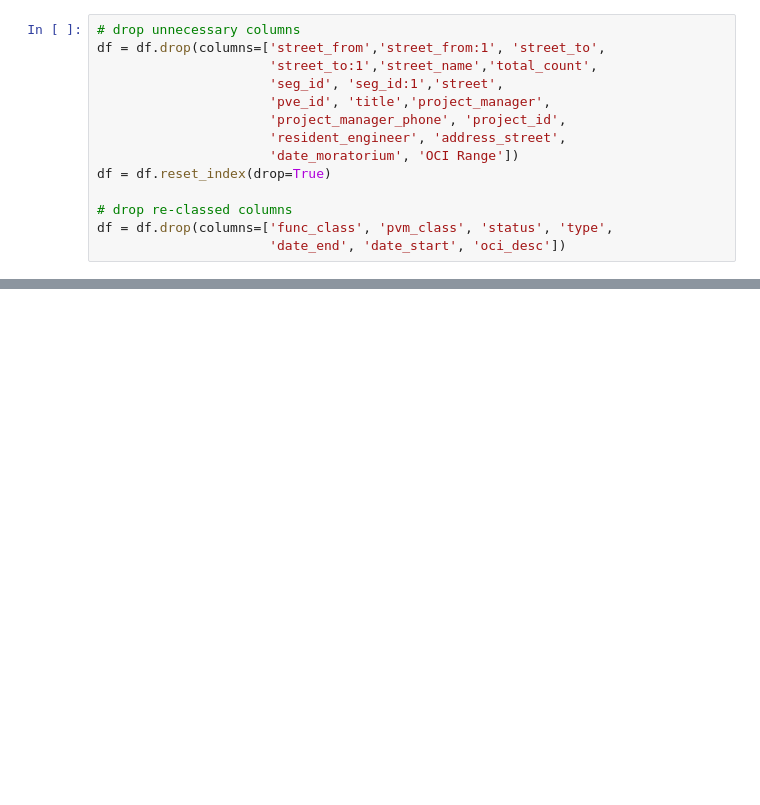
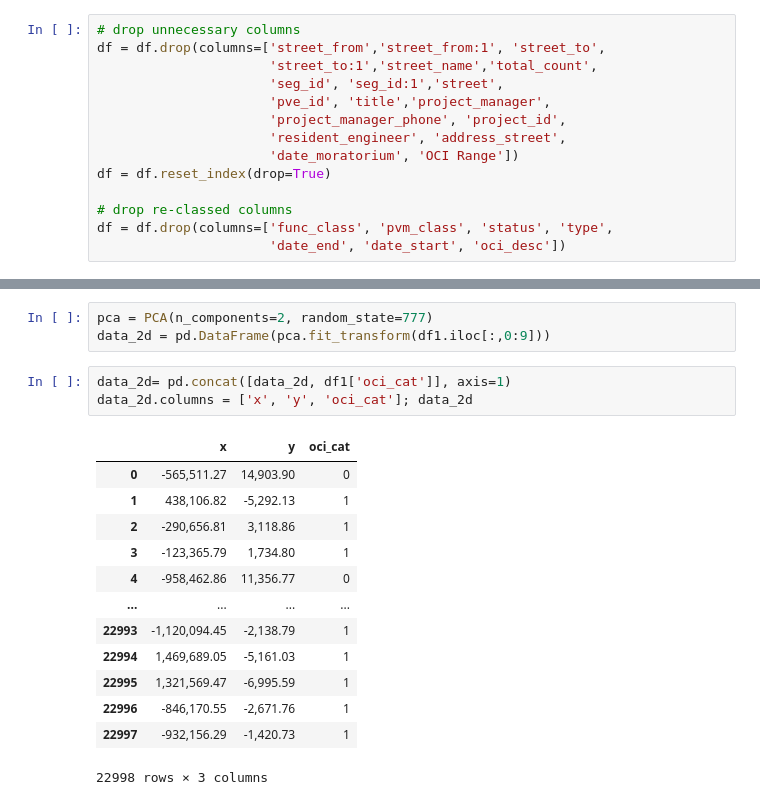
Before and after one commit to lshpaner/sd_streets, a Jupyter notebook: sdstreets.ipynb, the cells around one changed output, grey strips where cells are left out. Cells and saved outputs as stored; diff of their text form; blank space fills up the shorter version.

```diff
--- a/sdstreets.ipynb
+++ b/sdstreets.ipynb
@@ -450,0 +463,20 @@ df.to_csv('sd_roads_dataframe.csv')
+# %%
+pca = PCA(n_components=2, random_state=777)
+data_2d = pd.DataFrame(pca.fit_transform(df1.iloc[:,0:9]))
+# %%
+data_2d= pd.concat([data_2d, df1['oci_cat']], axis=1)
+data_2d.columns = ['x', 'y', 'oci_cat']; data_2d
+# %% [output]
+|  | x | y | oci_cat |
+| 0 | -565,511.27 | 14,903.90 | 0 |
+| 1 | 438,106.82 | -5,292.13 | 1 |
+| 2 | -290,656.81 | 3,118.86 | 1 |
+| 3 | -123,365.79 | 1,734.80 | 1 |
+| 4 | -958,462.86 | 11,356.77 | 0 |
+| ... | ... | ... | ... |
+| 22993 | -1,120,094.45 | -2,138.79 | 1 |
+| 22994 | 1,469,689.05 | -5,161.03 | 1 |
+| 22995 | 1,321,569.47 | -6,995.59 | 1 |
+| 22996 | -846,170.55 | -2,671.76 | 1 |
+| 22997 | -932,156.29 | -1,420.73 | 1 |
+22998 rows × 3 columns
```
Also changed, not shown: parts of 12 cells of this notebook.
